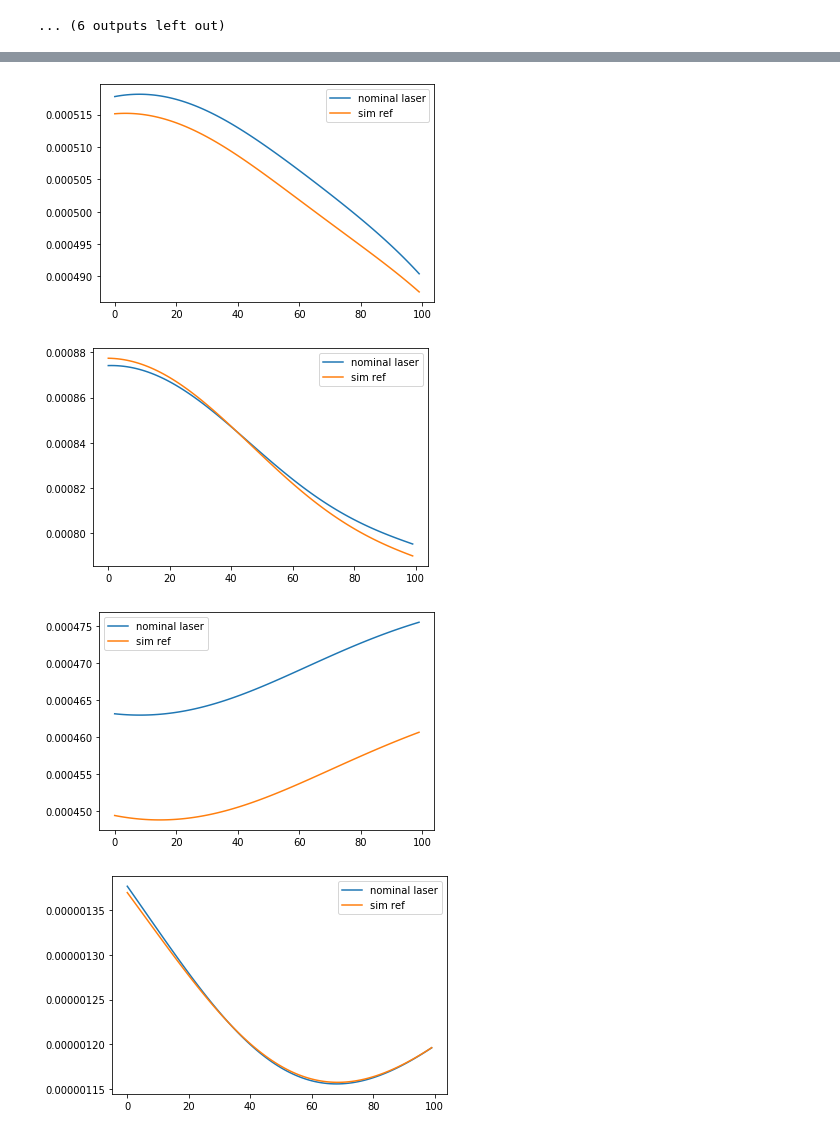
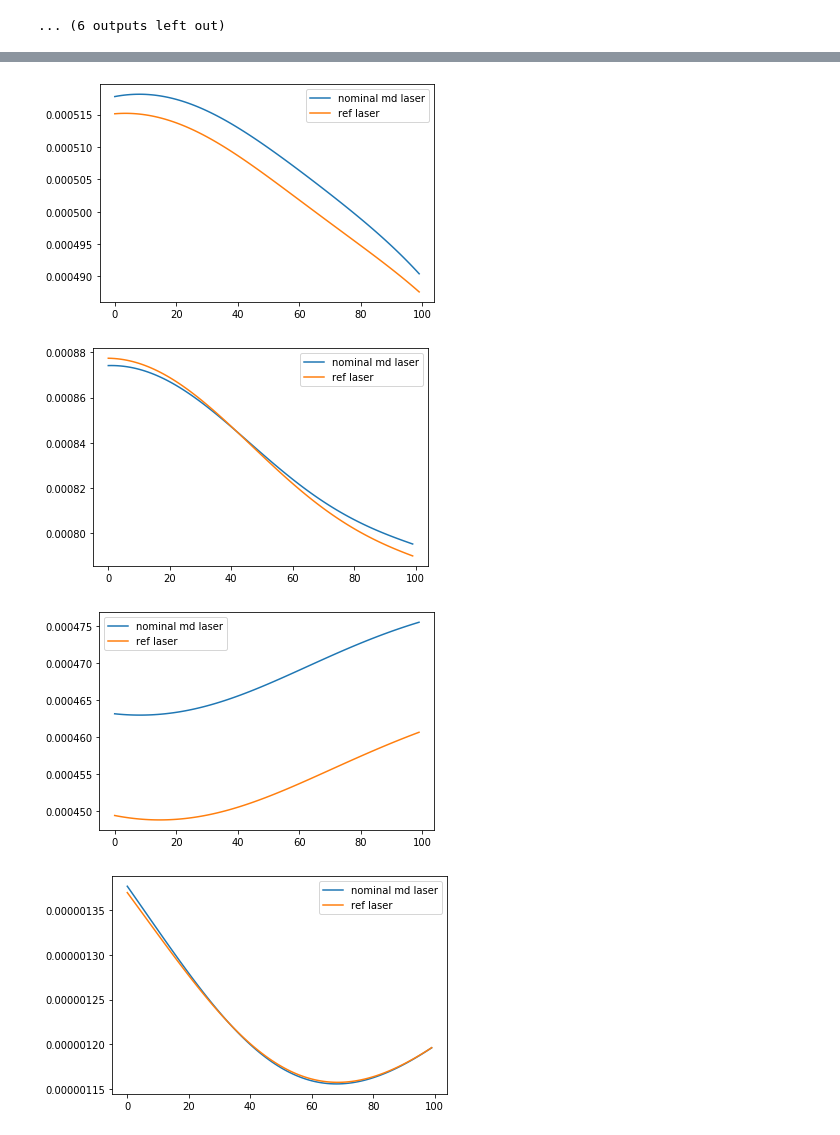
Before and after one commit to singh96aman/lcls_cu_injector_tuning, a Jupyter notebook: models/simple_models/LCLS_Cu_Inj_scalar_beam_size_emit_OTR2.ipynb, the cells around one changed output, grey strips where cells are left out. Cells and saved outputs as stored; diff of their text form; code cells hidden in the pictures.

```diff
--- a/models/simple_models/LCLS_Cu_Inj_scalar_beam_size_emit_OTR2.ipynb
+++ b/models/simple_models/LCLS_Cu_Inj_scalar_beam_size_emit_OTR2.ipynb
@@ -1395,6 +1395,6 @@ SQ01:b1_gradient
 for i in range(0,len(model_out_list)):
     plt.plot(Y_pred1m[:,i])
     plt.plot(Y_pred1[:,i])
-    plt.legend(['nominal laser','sim ref'])
+    plt.legend(['nominal md laser','ref laser'])
     plt.show()
 # %% [output]
@@ -1406,11 +1406,11 @@ for i in range(0,len(model_out_list)):
 # %%
 for i in range(0,len(model_out_list)):
     plt.plot(Y_pred2m[:,i])
     plt.plot(Y_pred2[:,i])
-    plt.legend(['nominal laser','sim ref'])
+    plt.legend(['nominal md laser','ref laser'])
     plt.show()
 # %% [output]
-[figure, old version]
+[figure, new version]
-[figure, old version]
+[figure, new version]
-[figure, old version]
+[figure, new version]
-[figure, old version]
+[figure, new version]
```
Also changed, not shown: parts of 3 cells of this notebook.
